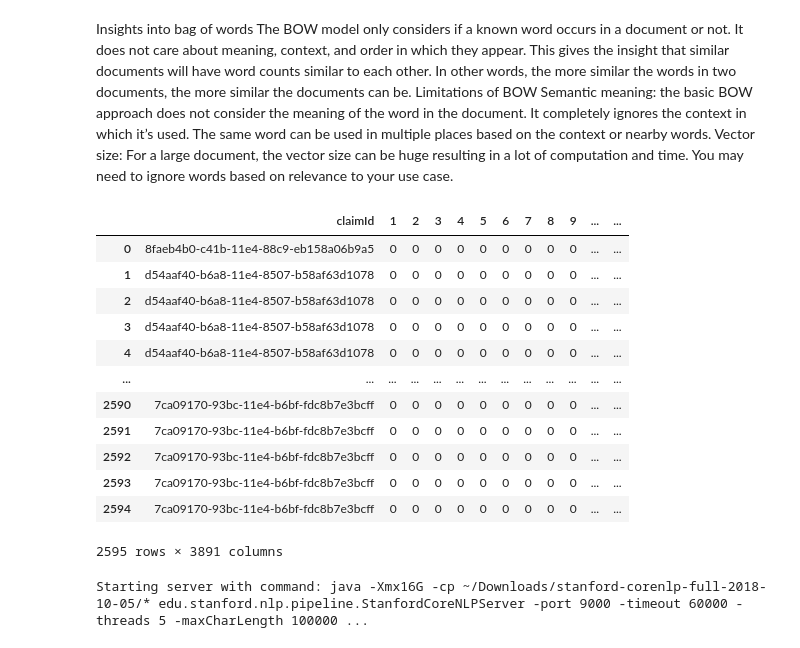
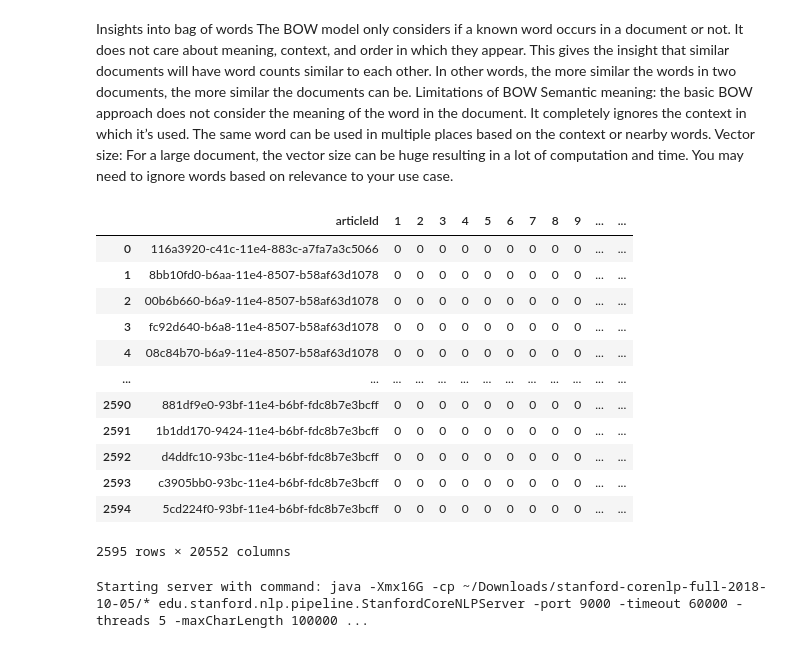
Before and after one commit to nikhilsaldanha/stance-detection, a Jupyter notebook: notebooks/NLP.ipynb, the cells around one changed output. Saved outputs shown, nothing was run; the diff lists cells and outputs as text; code cells hidden in the pictures.

```diff
--- a/notebooks/NLP.ipynb
+++ b/notebooks/NLP.ipynb
@@ -7,4 +13,5 @@ roughDat= pd.read_csv("../data/emergent/url-versions-2015-06-14-clean.csv")
 # %%
 #removes unnecessary columns.
-roughDat = roughDat.drop(columns=['Unnamed: 0', 'articleHeadline',
-       'articleId', 'articleHeadlineStance'])
+roughDat = roughDat.drop(columns=['Unnamed: 0', 'claimHeadline',
+       'claimId', 'articleHeadlineStance'])
+roughDat.drop_duplicates()
@@ -11,8 +32,10 @@ roughDat = roughDat.drop(columns=['Unnamed: 0', 'articleHeadline',
 # %%
 #checks in the data if there is a question mark in the end.
+import re
+regexp = re.compile(r"\?")
 QFeature=[]
-for i in roughDat['claimHeadline']:
-    if i[-1]=="?":
+for s in roughDat['articleHeadline']:
+    if re.search(regexp, s):
         QFeature.append(1)
     else:
         QFeature.append(0)
@@ -50,7 +73,7 @@ from sklearn.feature_extraction.text import CountVectorizer
 from sklearn.feature_extraction.text import TfidfTransformer
 
 vectorizer = CountVectorizer(ngram_range=(1, 2))
-allsentences=list(roughDat['claimHeadline'])
+allsentences=list(roughDat['articleHeadline'])
 X = vectorizer.fit_transform(allsentences)
 
 #if we want to convert our occurences to frequencies
@@ -59,23 +82,23 @@ X = vectorizer.fit_transform(allsentences)
 # %%
 #BogF=X_f.toarray()
 BogF=X.toarray()
 BogF.shape
-data = np.append(roughDat[["claimId"]],BogF, axis=1)
+data = np.append(roughDat[["articleId"]],BogF, axis=1)
 df = pd.DataFrame(data=data)
-df = df.rename(columns={0: "claimId"})
+df = df.rename(columns={0: "articleId"})
 df
 # %% [output]
-|  | claimId | 1 | 2 | 3 | 4 | 5 | 6 | 7 | 8 | 9 | ... | ... |
-| 0 | 8faeb4b0-c41b-11e4-88c9-eb158a06b9a5 | 0 | 0 | 0 | 0 | 0 | 0 | 0 | 0 | 0 | ... | ... |
-| 1 | d54aaf40-b6a8-11e4-8507-b58af63d1078 | 0 | 0 | 0 | 0 | 0 | 0 | 0 | 0 | 0 | ... | ... |
-| 2 | d54aaf40-b6a8-11e4-8507-b58af63d1078 | 0 | 0 | 0 | 0 | 0 | 0 | 0 | 0 | 0 | ... | ... |
-| 3 | d54aaf40-b6a8-11e4-8507-b58af63d1078 | 0 | 0 | 0 | 0 | 0 | 0 | 0 | 0 | 0 | ... | ... |
-| 4 | d54aaf40-b6a8-11e4-8507-b58af63d1078 | 0 | 0 | 0 | 0 | 0 | 0 | 0 | 0 | 0 | ... | ... |
+|  | articleId | 1 | 2 | 3 | 4 | 5 | 6 | 7 | 8 | 9 | ... | ... |
+| 0 | 116a3920-c41c-11e4-883c-a7fa7a3c5066 | 0 | 0 | 0 | 0 | 0 | 0 | 0 | 0 | 0 | ... | ... |
+| 1 | 8bb10fd0-b6aa-11e4-8507-b58af63d1078 | 0 | 0 | 0 | 0 | 0 | 0 | 0 | 0 | 0 | ... | ... |
+| 2 | 00b6b660-b6a9-11e4-8507-b58af63d1078 | 0 | 0 | 0 | 0 | 0 | 0 | 0 | 0 | 0 | ... | ... |
+| 3 | fc92d640-b6a8-11e4-8507-b58af63d1078 | 0 | 0 | 0 | 0 | 0 | 0 | 0 | 0 | 0 | ... | ... |
+| 4 | 08c84b70-b6a9-11e4-8507-b58af63d1078 | 0 | 0 | 0 | 0 | 0 | 0 | 0 | 0 | 0 | ... | ... |
 | ... | ... | ... | ... | ... | ... | ... | ... | ... | ... | ... | ... | ... |
-| 2590 | 7ca09170-93bc-11e4-b6bf-fdc8b7e3bcff | 0 | 0 | 0 | 0 | 0 | 0 | 0 | 0 | 0 | ... | ... |
-| 2591 | 7ca09170-93bc-11e4-b6bf-fdc8b7e3bcff | 0 | 0 | 0 | 0 | 0 | 0 | 0 | 0 | 0 | ... | ... |
-| 2592 | 7ca09170-93bc-11e4-b6bf-fdc8b7e3bcff | 0 | 0 | 0 | 0 | 0 | 0 | 0 | 0 | 0 | ... | ... |
-| 2593 | 7ca09170-93bc-11e4-b6bf-fdc8b7e3bcff | 0 | 0 | 0 | 0 | 0 | 0 | 0 | 0 | 0 | ... | ... |
-| 2594 | 7ca09170-93bc-11e4-b6bf-fdc8b7e3bcff | 0 | 0 | 0 | 0 | 0 | 0 | 0 | 0 | 0 | ... | ... |
+| 2590 | 881df9e0-93bf-11e4-b6bf-fdc8b7e3bcff | 0 | 0 | 0 | 0 | 0 | 0 | 0 | 0 | 0 | ... | ... |
+| 2591 | 1b1dd170-9424-11e4-b6bf-fdc8b7e3bcff | 0 | 0 | 0 | 0 | 0 | 0 | 0 | 0 | 0 | ... | ... |
+| 2592 | d4ddfc10-93bc-11e4-b6bf-fdc8b7e3bcff | 0 | 0 | 0 | 0 | 0 | 0 | 0 | 0 | 0 | ... | ... |
+| 2593 | c3905bb0-93bc-11e4-b6bf-fdc8b7e3bcff | 0 | 0 | 0 | 0 | 0 | 0 | 0 | 0 | 0 | ... | ... |
+| 2594 | 5cd224f0-93bf-11e4-b6bf-fdc8b7e3bcff | 0 | 0 | 0 | 0 | 0 | 0 | 0 | 0 | 0 | ... | ... |
-2595 rows × 3891 columns
+2595 rows × 20552 columns
 # %%
```
Also changed, not shown: parts of 5 cells of this notebook, 1 other file.
